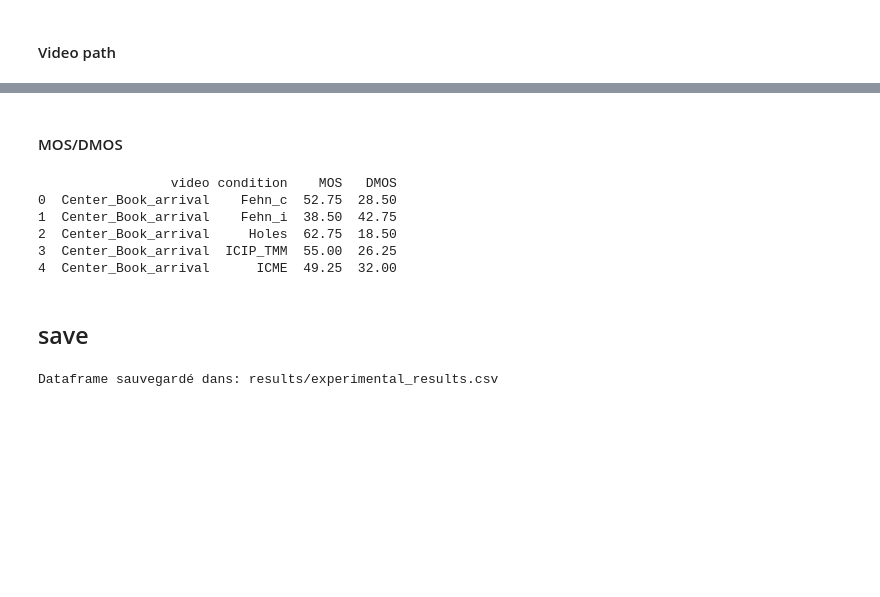
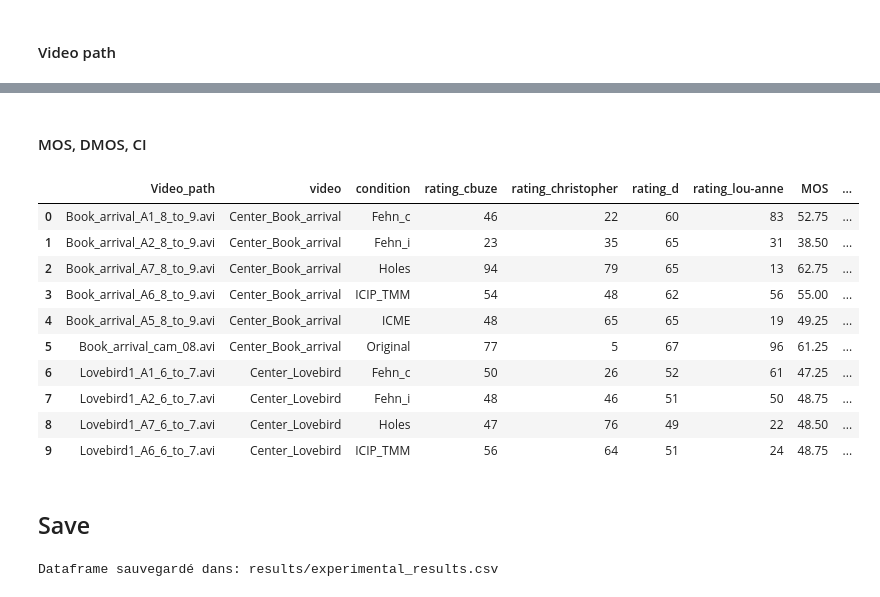
Before and after one commit to marrryzebwjq/Quality-of-Experience, a Jupyter notebook: samviq_analysis.ipynb, the cells around one changed output, grey strips where cells are left out. Drawn from its saved outputs; the diff is of its cells as text; code cells hidden in the pictures; blank space fills up the shorter version.

Commit message:
- add video path - clean comments

```diff
--- a/samviq_analysis.ipynb
+++ b/samviq_analysis.ipynb
@@ -77,3 +78,17 @@ def find_video(originals, ref, condition, data):
     if candidates.empty:
         print(f"No video found for {originals}, {ref}, {condition}")
     return candidates.iloc[0] if not candidates.empty else None
+# %%
+data = pd.read_csv(SAVE_PATH + "df_videos_processed.csv")
+df['Video_path'] = pd.Series(dtype=str)
+
+for index, row in df.iterrows():
+    originals = 'Left'
+    ref = row['video']
+    condition = row['condition']
+    video_path = find_video(originals, ref, condition, data)
+    df.at[index, 'Video_path'] = video_path if video_path else None
+
+df = df[['Video_path'] + [col for col in df.columns if col != 'Video_path']]
+print(f"Video paths added")
+df.head(10)
@@ -80,22 +108,31 @@ def find_video(originals, ref, condition, data):
 # %% [markdown]
-#### MOS/DMOS
+#### MOS, DMOS, CI
 # %%
-# Calcul du MOS (Mean Opinion Score)
+# MOS (Mean Opinion Score)
 rating_cols = [col for col in df.columns if col.startswith("rating_")]
 df["MOS"] = df[rating_cols].mean(axis=1)
 
-# Calcul du DMOS (Differential Mean Opinion Score)
+# DMOS (Differential Mean Opinion Score)
 reference_mos = df[df["condition"] == "Original"].groupby("video")["MOS"].mean()
 df = df.join(reference_mos, on="video", rsuffix="_ref")
 df["DMOS"] = df["MOS_ref"] - df["MOS"] + 20 ##############################TODO à ajuster
 
-df.drop(columns=["MOS_ref"], inplace=True)
+# Confidence Interval 95%
+df["STD"] = df[rating_cols].std(axis=1)
+nb_participants = len(rating_cols)
+df["CI_95"] = 1.96 * df["STD"] / np.sqrt(nb_participants)
 
-print(df[["video", "condition", "MOS", "DMOS"]].head())
+df.drop(columns=["MOS_ref", "STD"], inplace=True)
+df.head(10)
 # %% [output]
-                 video condition    MOS   DMOS
-0  Center_Book_arrival    Fehn_c  52.75  28.50
-1  Center_Book_arrival    Fehn_i  38.50  42.75
-2  Center_Book_arrival     Holes  62.75  18.50
-3  Center_Book_arrival  ICIP_TMM  55.00  26.25
-4  Center_Book_arrival      ICME  49.25  32.00
+|  | Video_path | video | condition | rating_cbuze | rating_christopher | rating_d | rating_lou-anne | MOS | ... |
+| 0 | Book_arrival_A1_8_to_9.avi | Center_Book_arrival | Fehn_c | 46 | 22 | 60 | 83 | 52.75 | ... |
+| 1 | Book_arrival_A2_8_to_9.avi | Center_Book_arrival | Fehn_i | 23 | 35 | 65 | 31 | 38.50 | ... |
+| 2 | Book_arrival_A7_8_to_9.avi | Center_Book_arrival | Holes | 94 | 79 | 65 | 13 | 62.75 | ... |
+| 3 | Book_arrival_A6_8_to_9.avi | Center_Book_arrival | ICIP_TMM | 54 | 48 | 62 | 56 | 55.00 | ... |
+| 4 | Book_arrival_A5_8_to_9.avi | Center_Book_arrival | ICME | 48 | 65 | 65 | 19 | 49.25 | ... |
+| 5 | Book_arrival_cam_08.avi | Center_Book_arrival | Original | 77 | 5 | 67 | 96 | 61.25 | ... |
+| 6 | Lovebird1_A1_6_to_7.avi | Center_Lovebird | Fehn_c | 50 | 26 | 52 | 61 | 47.25 | ... |
+| 7 | Lovebird1_A2_6_to_7.avi | Center_Lovebird | Fehn_i | 48 | 46 | 51 | 50 | 48.75 | ... |
+| 8 | Lovebird1_A7_6_to_7.avi | Center_Lovebird | Holes | 47 | 76 | 49 | 22 | 48.50 | ... |
+| 9 | Lovebird1_A6_6_to_7.avi | Center_Lovebird | ICIP_TMM | 56 | 64 | 51 | 24 | 48.75 | ... |
@@ -107,5 +139,5 @@ df.drop(columns=["STD"], inplace=True)
 # %% [markdown]
-## save
+## Save
 # %%
 output_file = os.path.join(SAVE_PATH, "experimental_results.csv")
 df.to_csv(output_file, index=False)
```
Also changed, not shown: parts of 4 cells of this notebook.
